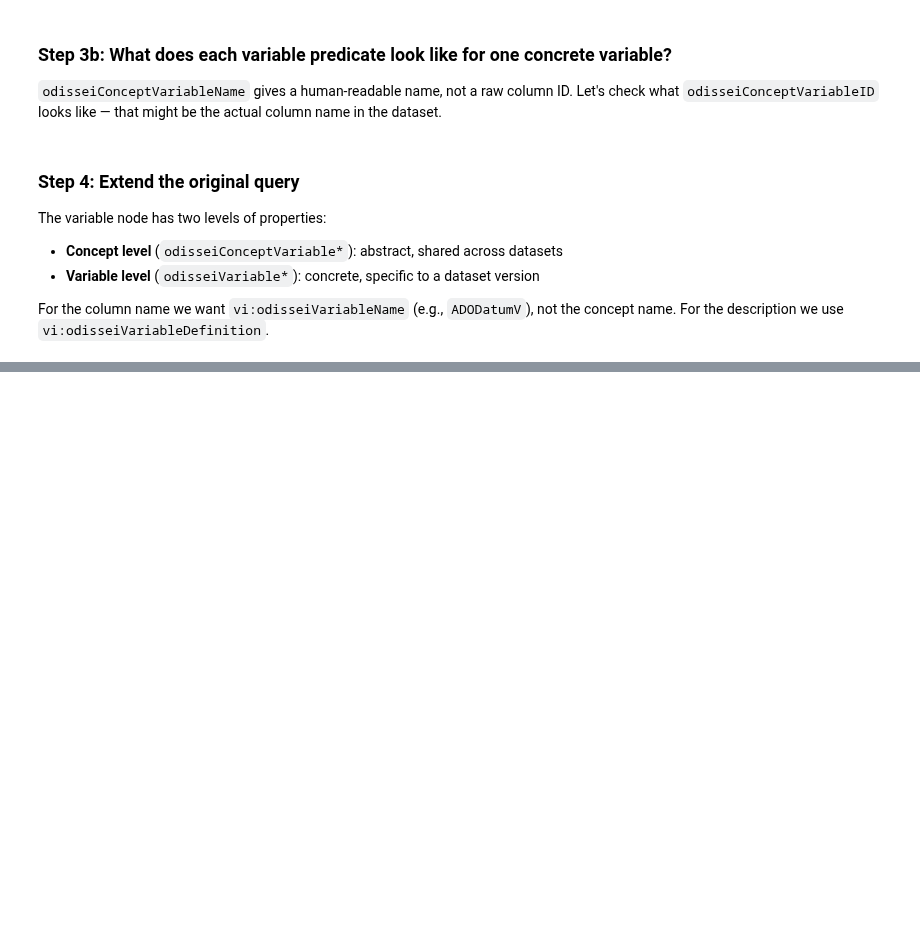
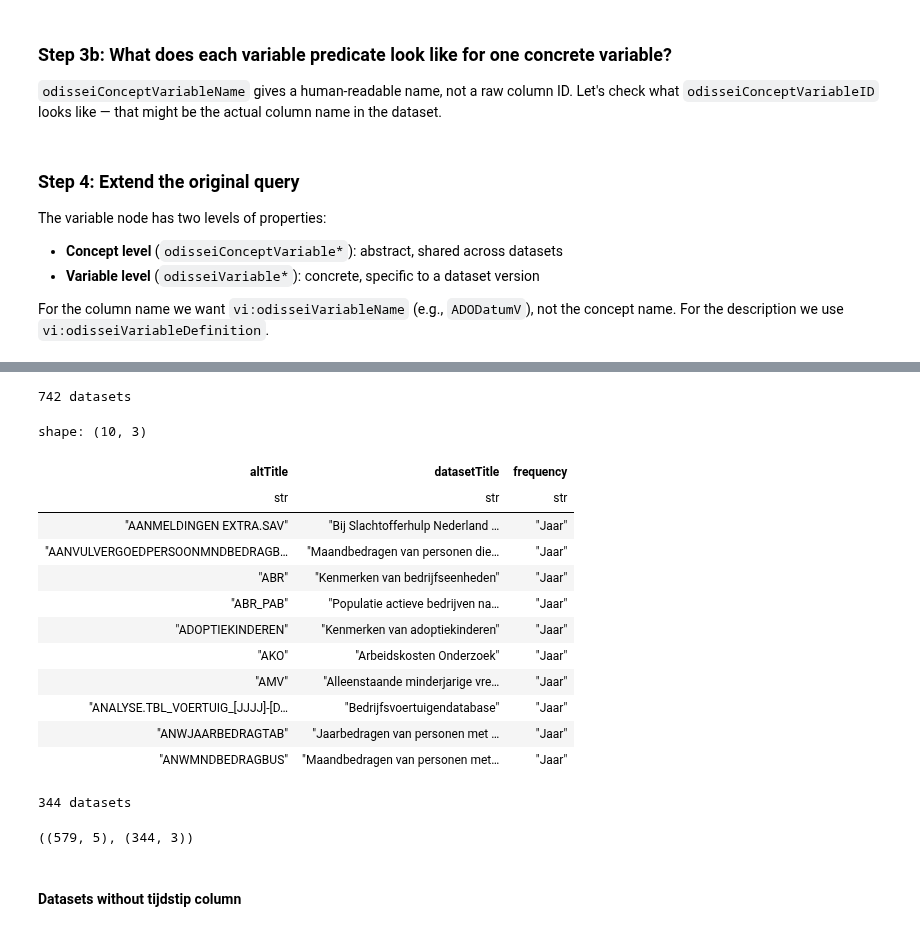
Before and after one commit to NL-LENS/life-event-metadata, a Jupyter notebook: notebooks/sparql_exploration.ipynb, the cells around one changed output, grey strips where cells are left out. Cells and saved outputs as stored; diff of their text form; code cells hidden in the pictures; blank space fills up the shorter version.

```diff
--- a/notebooks/sparql_exploration.ipynb
+++ b/notebooks/sparql_exploration.ipynb
@@ -204,0 +350,78 @@ extended.write_csv(Path(ROOT, "data/data-designs-extended.csv"))
+# %%
+values_clause = " ".join(f'"{f}"' for f in selected_frequencies)
+
+q_datasets_by_freq = f"""
+prefix ss: <https://portal.odissei.nl/schema/socialscience#>
+prefix dct: <http://purl.org/dc/terms/>
+prefix citation: <https://dataverse.org/schema/citation/>
+prefix schema: <http://schema.org/>
+
+SELECT DISTINCT ?altTitle ?datasetTitle ?frequency WHERE {{
+  ?creator citation:authorName 'Centraal Bureau voor Statistiek' .
+  ?dataset dct:creator ?creator .
+  ?dataset a schema:Dataset .
+  ?dataset dct:alternative ?altTitle .
+  ?dataset dct:title ?datasetTitle .
+  ?dataset ss:frequencyOfDataCollection ?frequency .
+  VALUES ?frequency {{ {values_clause} }}
+}}
+ORDER BY ?frequency ?altTitle
+"""
+
+datasets_by_freq = run_query(q_datasets_by_freq)
+print(f"{datasets_by_freq.shape[0]} datasets")
+# %% [output]
+742 datasets
+# %%
+datasets_by_freq.head(10)
+# %% [output]
+shape: (10, 3)
+| altTitle | datasetTitle | frequency |
+| str | str | str |
+| "AANMELDINGEN EXTRA.SAV" | "Bij Slachtofferhulp Nederland … | "Jaar" |
+| "AANVULVERGOEDPERSOONMNDBEDRAGB… | "Maandbedragen van personen die… | "Jaar" |
+| "ABR" | "Kenmerken van bedrijfseenheden" | "Jaar" |
+| "ABR_PAB" | "Populatie actieve bedrijven na… | "Jaar" |
+| "ADOPTIEKINDEREN" | "Kenmerken van adoptiekinderen" | "Jaar" |
+| "AKO" | "Arbeidskosten Onderzoek" | "Jaar" |
+| "AMV" | "Alleenstaande minderjarige vre… | "Jaar" |
+| "ANALYSE.TBL_VOERTUIG_[JJJJ]-[D… | "Bedrijfsvoertuigendatabase" | "Jaar" |
+| "ANWJAARBEDRAGTAB" | "Jaarbedragen van personen met … | "Jaar" |
+| "ANWMNDBEDRAGBUS" | "Maandbedragen van personen met… | "Jaar" |
+# %%
+values_clause = " ".join(f'"{f}"' for f in selected_frequencies)
+
+q_datasets_by_freq = f"""
+prefix ss: <https://portal.odissei.nl/schema/socialscience#>
+prefix dct: <http://purl.org/dc/terms/>
+prefix citation: <https://dataverse.org/schema/citation/>
+prefix schema: <http://schema.org/>
+prefix vi: <https://portal.odissei.nl/schema/variableInformation#>
+
+SELECT DISTINCT ?altTitle ?datasetTitle ?frequency WHERE {{
+  ?creator citation:authorName 'Centraal Bureau voor Statistiek' .
+  ?dataset dct:creator ?creator .
+  ?dataset a schema:Dataset .
+  ?dataset dct:alternative ?altTitle .
+  ?dataset dct:title ?datasetTitle .
+  ?dataset ss:frequencyOfDataCollection ?frequency .
+  VALUES ?frequency {{ {values_clause} }}
+
+  # Person identifier variable
+  ?dataset vi:odisseiVariable ?var1 .
+  ?var1 vi:odisseiVariableVocabularyURI ?var1VocabURI .
+  FILTER(?var1VocabURI = <https://w3id.org/odissei/cv/cbs/variableThesaurus/c650ad27af3f9e2b081c2b2f3698ae9eeb2a502f919b2f220d9f5b29afd6f337e>)
+}}
+ORDER BY ?frequency ?altTitle
+"""
+
+datasets_by_freq = run_query(q_datasets_by_freq)
+print(f"{datasets_by_freq.shape[0]} datasets")
+# %% [output]
+344 datasets
+# %%
+extended.shape, datasets_by_freq.shape
+# %% [output]
+((579, 5), (344, 3))
+# %% [markdown]
+#### Datasets without tijdstip column
```
Also changed, not shown: parts of 29 cells of this notebook, 2 other files.
